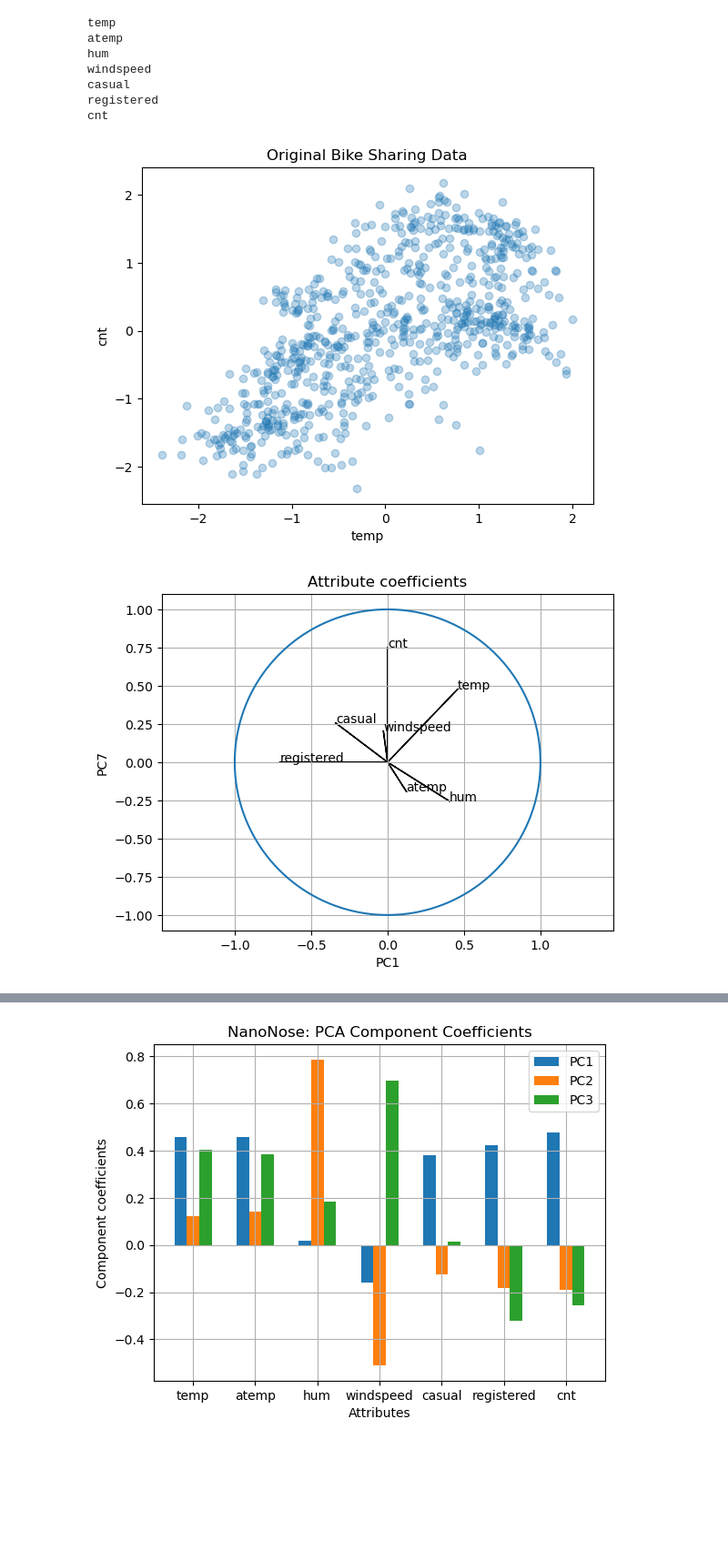
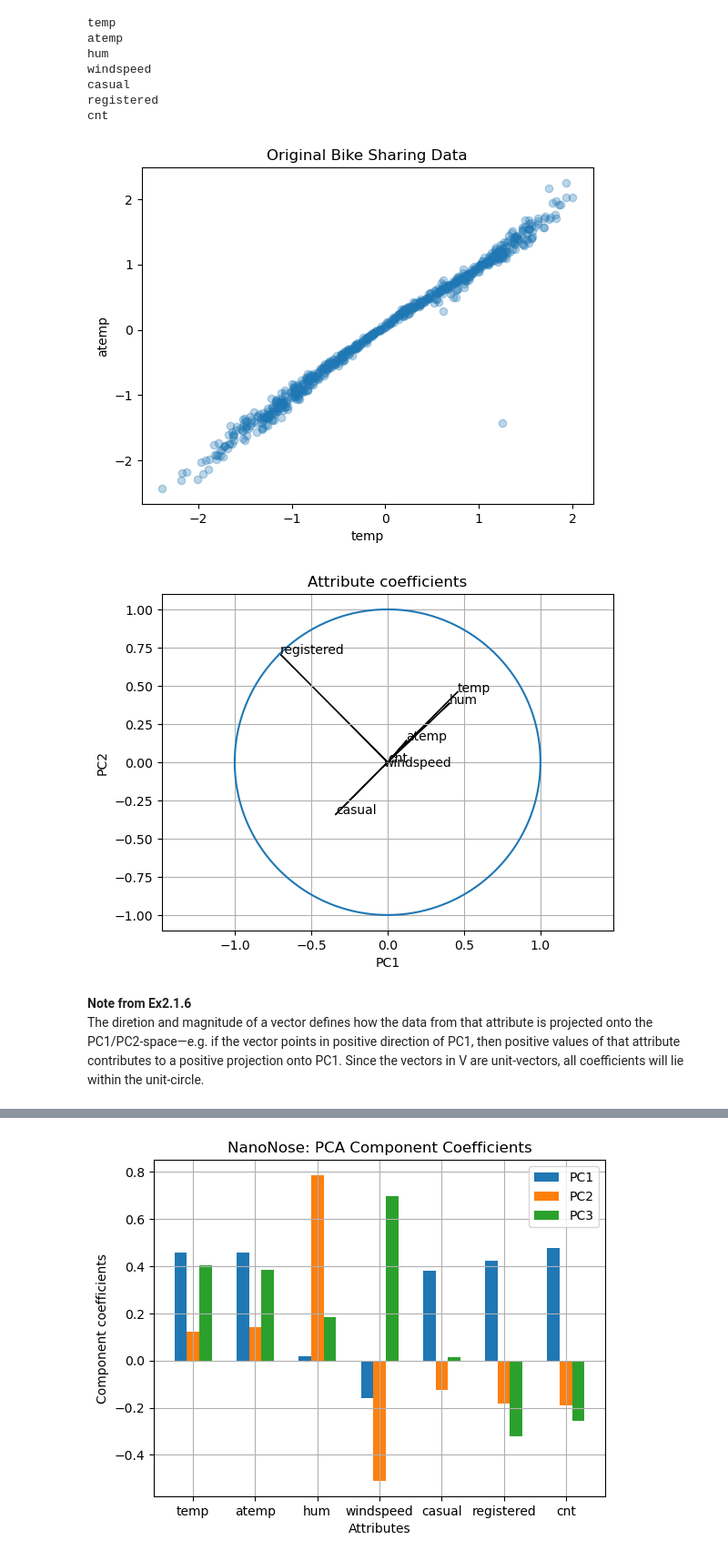
Before and after one commit to yufanana/MachineLearning02450, a Jupyter notebook: Scripts/project1.ipynb, the cells around one changed output, grey strips where cells are left out. Shown at 91% size. Cells and saved outputs as stored; diff of their text form; code cells hidden in the pictures; blank space fills up the shorter version.

Commit message:
Added PCA plots

```diff
--- a/Scripts/project1.ipynb
+++ b/Scripts/project1.ipynb
@@ -189,37 +189,40 @@ cnt
 # %%
 # Data attributes to be plotted
 i = 0
-j = 6
+j = 1
 
 # Scatter plot of original data
 plt.figure()
 plt.title('Original Bike Sharing Data')
 plt.plot(X[:, i], X[:, j], 'o', alpha=.3)
 plt.xlabel(attributeNames[i])
 plt.ylabel(attributeNames[j])
 plt.show()
 
 # Plot attribute coefficients in principal component space
 # Draws a vector for each attribute
 plt.figure()
 for att in range(V.shape[1]):
     plt.arrow(0,0, V[att,i], V[att,j])
     plt.text(V[att,i], V[att,j], attributeNames[att])
 plt.xlim([-1,1])
 plt.ylim([-1,1])
 plt.xlabel('PC'+str(i+1))
 plt.ylabel('PC'+str(j+1))
 plt.grid()
 plt.axis('equal')
 
 # Add a unit circle
 plt.plot(np.cos(np.arange(0, 2*np.pi, 0.01)),
      np.sin(np.arange(0, 2*np.pi, 0.01)));
 plt.title('Attribute coefficients')
 plt.show()
 # %% [output]
-[figure, old version]
+[figure, new version]
-[figure, old version]
+[figure, new version]
+# %% [markdown]
+**Note from Ex2.1.6** <br>
+The diretion and magnitude of a vector defines how the data from that attribute is projected onto the PC1/PC2-space—e.g. if the vector points in positive direction of PC1, then positive values of that attribute contributes to a positive projection onto PC1. Since the vectors in V are unit-vectors, all coefficients will lie within the unit-circle.
 # %%
 # Generate pairplot of projected data for all attributes
 proj_df = pd.DataFrame(Z, columns = attributeNames)
```
Also changed, not shown: parts of 3 cells of this notebook.
